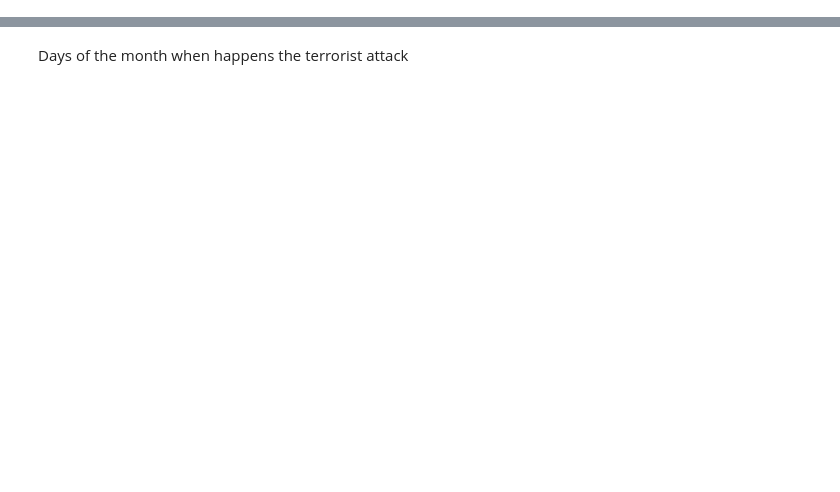
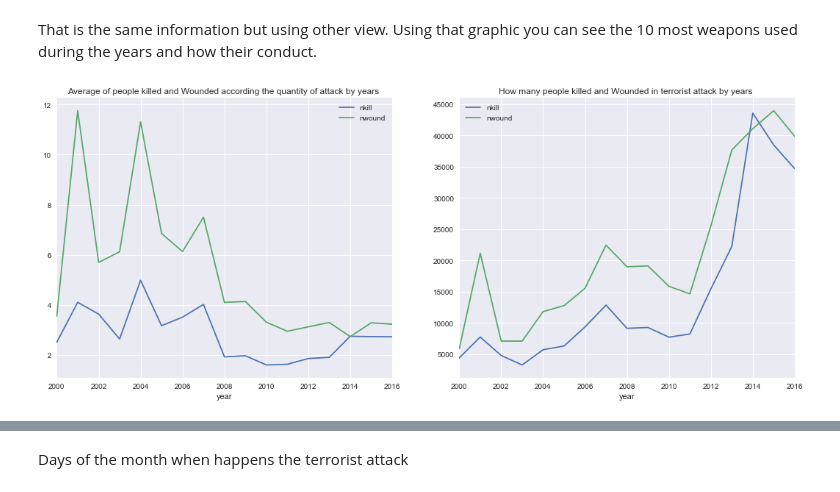
Before and after one commit to felipeferraz14/globalterrorism, a Jupyter notebook: globalterrorism.ipynb, the cells around one changed output, grey strips where cells are left out. Drawn from its saved outputs; the diff is of its cells as text; code cells hidden in the pictures; blank space fills up the shorter version.

```diff
--- a/globalterrorism.ipynb
+++ b/globalterrorism.ipynb
@@ -73 +74,3 @@ dfWepYear.plot(figsize=(15,10), title="Types of weapons used in terrorist attack
+# %% [markdown]
+That is the same information but using other view. Using that graphic you can see the 10 most weapons used during the years and how their conduct.
 # %%
@@ -77,3 +79,13 @@ datasetkill.groupby(datasetkill.year).mean().plot();
+# %%
+fig, ax = plt.subplots(1, 2, figsize=(18,7))
+datasetkill.groupby(datasetkill.year).mean().plot(ax = ax[0], title= "Average of people killed and Wounded according "
+                                                  "the quantity of attack by years ");
+
+
+datasetkill.groupby([datasetkill.year]).sum().plot(ax = ax[1], title= "How many people killed and Wounded "
+                                                  "in terrorist attack by years ");
+# %% [output]
+[figure, added]
 # %%
 datasetkillnew = datasetkill.set_index('year')
 # %%
```
Also changed, not shown: parts of 15 cells of this notebook.
